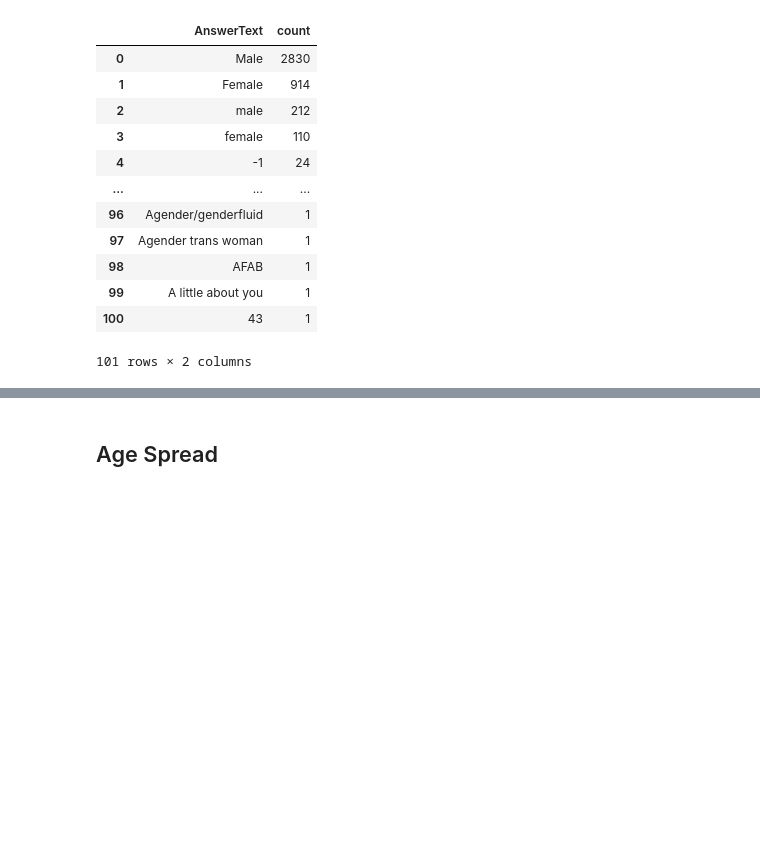
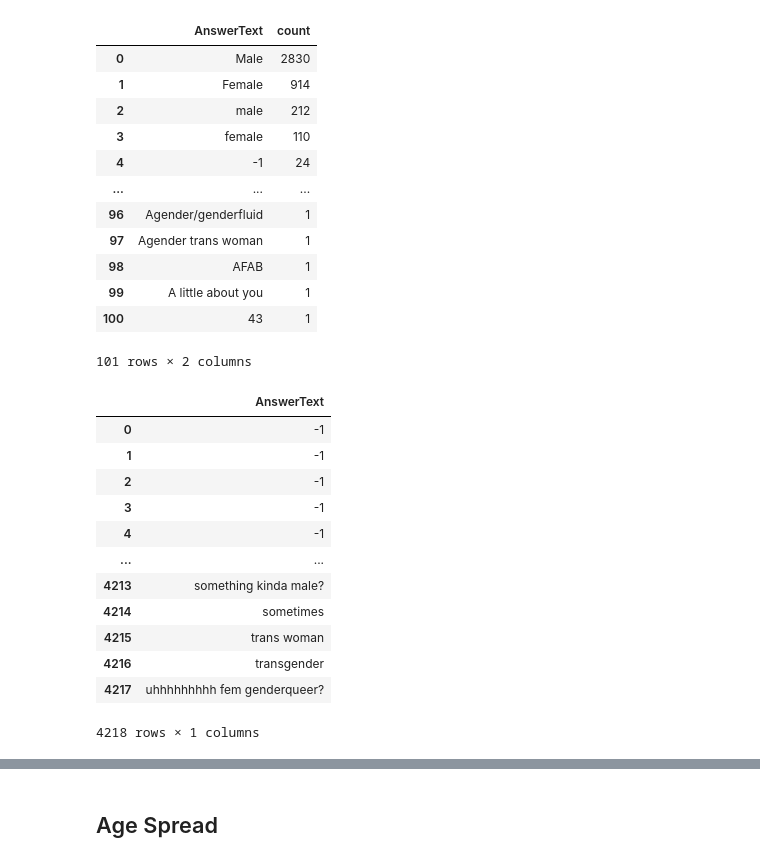
Before and after one commit to Djohnson1313/mental_health_sql, a Jupyter notebook: mental_health_analysis.ipynb, the cells around one changed output, grey strips where cells are left out. Saved outputs shown, nothing was run; the diff lists cells and outputs as text; code cells hidden in the pictures; blank space fills up the shorter version.

```diff
--- a/mental_health_analysis.ipynb
+++ b/mental_health_analysis.ipynb
@@ -297,4 +289,20 @@ order by count desc
 ''', conn)
+# %%
+df_gender_spread
+# %% [output]
+|  | AnswerText |
+| 0 | -1 |
+| 1 | -1 |
+| 2 | -1 |
+| 3 | -1 |
+| 4 | -1 |
+| ... | ... |
+| 4213 | something kinda male? |
+| 4214 | sometimes |
+| 4215 | trans woman |
+| 4216 | transgender |
+| 4217 | uhhhhhhhhh fem genderqueer? |
+4218 rows × 1 columns
 # %%
 #df_gender_spread['gender'].value_counts().head(20)
 # %%
```
Also changed, not shown: parts of 14 cells of this notebook.
